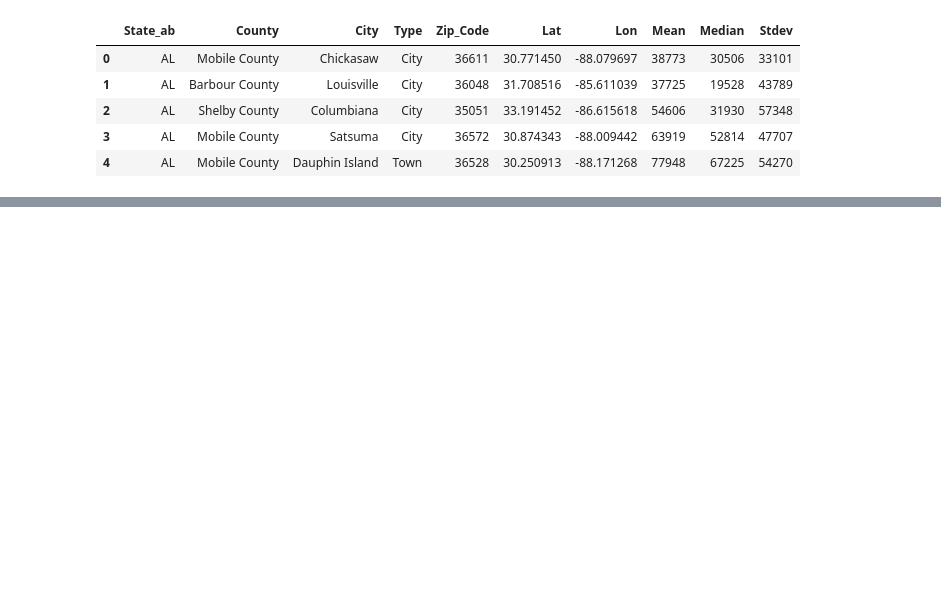
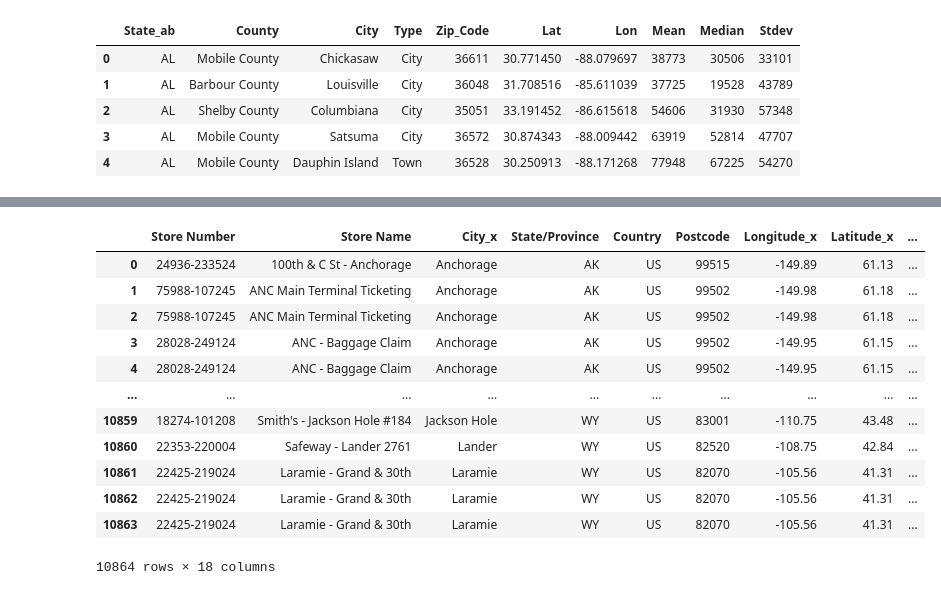
Before and after one commit to AnaLindaPenny/project-one, a Jupyter notebook: StarbucksLocationsVs.HouseholdIncome.ipynb, the cells around one changed output, grey strips where cells are left out. Drawn from its saved outputs; the diff is of its cells as text; code cells hidden in the pictures; blank space fills up the shorter version.

Commit message:
Combined file merged

```diff
--- a/StarbucksLocationsVs.HouseholdIncome.ipynb
+++ b/StarbucksLocationsVs.HouseholdIncome.ipynb
@@ -16,3 +16,7 @@ starbucks_data.head()
 | 2 | 12449-152385 | Safeway - Anchorage #1813 | Anchorage | AK | US | 995153596 | -149.85 | 61.11 |
 | 3 | 24936-233524 | 100th & C St - Anchorage | Anchorage | AK | US | 99515 | -149.89 | 61.13 |
 | 4 | 8973-85630 | Old Seward & Diamond | Anchorage | AK | US | 995152050 | -149.86 | 61.14 |
+# %%
+starbucks_data['Zip Code'] = starbucks_data['Postcode'].where(starbucks_data['Postcode'].str.len() == 5,
+                                                              starbucks_data['Postcode'].str[:5])
+starbucks_data.head()
@@ -41,0 +51,19 @@ income_data_renamed
+# %%
+income_df['Postcode'] = income_df['Postcode'].apply(str)
+# %%
+combined_df = pd.merge(starbucks_data, income_df, on="Postcode", how="inner")
+combined_df
+# %% [output]
+|  | Store Number | Store Name | City_x | State/Province | Country | Postcode | Longitude_x | Latitude_x | ... |
+| 0 | 24936-233524 | 100th & C St - Anchorage | Anchorage | AK | US | 99515 | -149.89 | 61.13 | ... |
+| 1 | 75988-107245 | ANC Main Terminal Ticketing | Anchorage | AK | US | 99502 | -149.98 | 61.18 | ... |
+| 2 | 75988-107245 | ANC Main Terminal Ticketing | Anchorage | AK | US | 99502 | -149.98 | 61.18 | ... |
+| 3 | 28028-249124 | ANC - Baggage Claim | Anchorage | AK | US | 99502 | -149.95 | 61.15 | ... |
+| 4 | 28028-249124 | ANC - Baggage Claim | Anchorage | AK | US | 99502 | -149.95 | 61.15 | ... |
+| ... | ... | ... | ... | ... | ... | ... | ... | ... | ... |
+| 10859 | 18274-101208 | Smith's - Jackson Hole #184 | Jackson Hole | WY | US | 83001 | -110.75 | 43.48 | ... |
+| 10860 | 22353-220004 | Safeway - Lander 2761 | Lander | WY | US | 82520 | -108.75 | 42.84 | ... |
+| 10861 | 22425-219024 | Laramie - Grand & 30th | Laramie | WY | US | 82070 | -105.56 | 41.31 | ... |
+| 10862 | 22425-219024 | Laramie - Grand & 30th | Laramie | WY | US | 82070 | -105.56 | 41.31 | ... |
+| 10863 | 22425-219024 | Laramie - Grand & 30th | Laramie | WY | US | 82070 | -105.56 | 41.31 | ... |
+10864 rows × 18 columns
```
Also changed, not shown: parts of 5 cells of this notebook, 2 other files.
